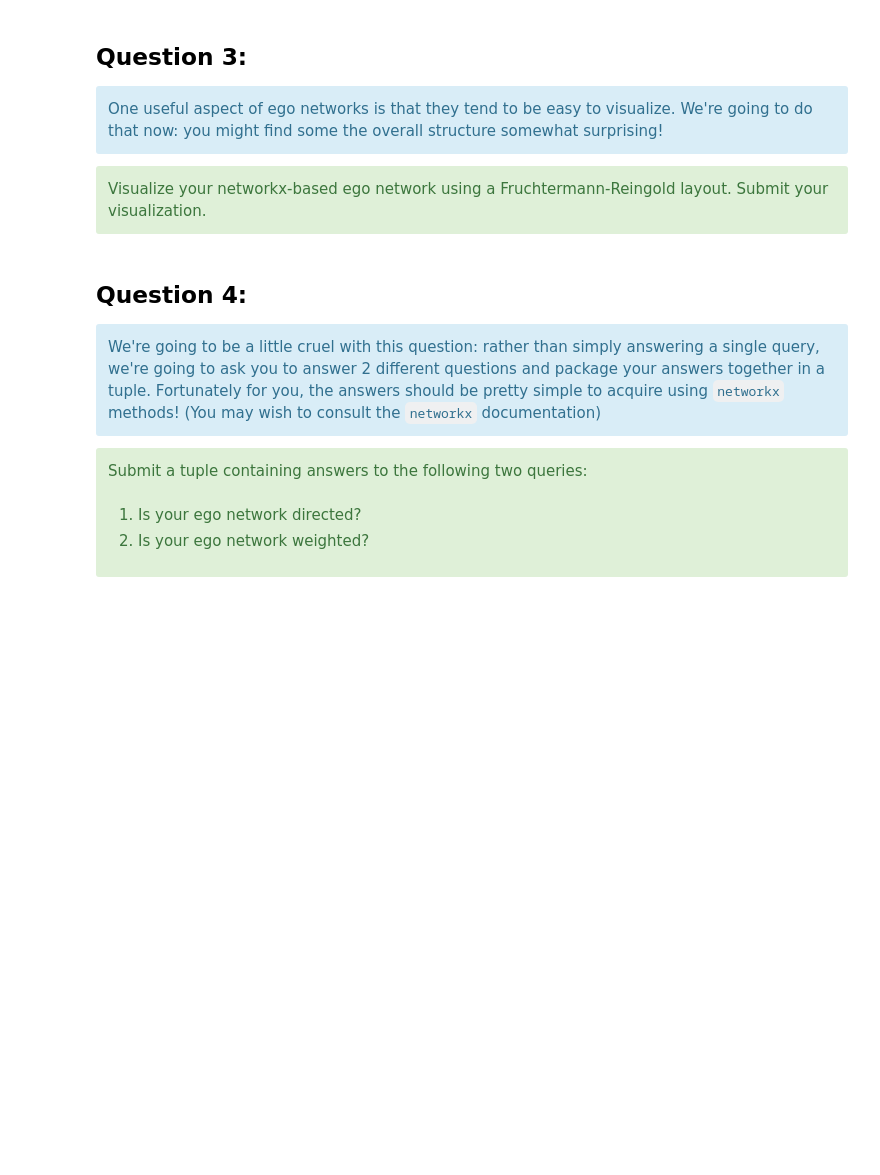
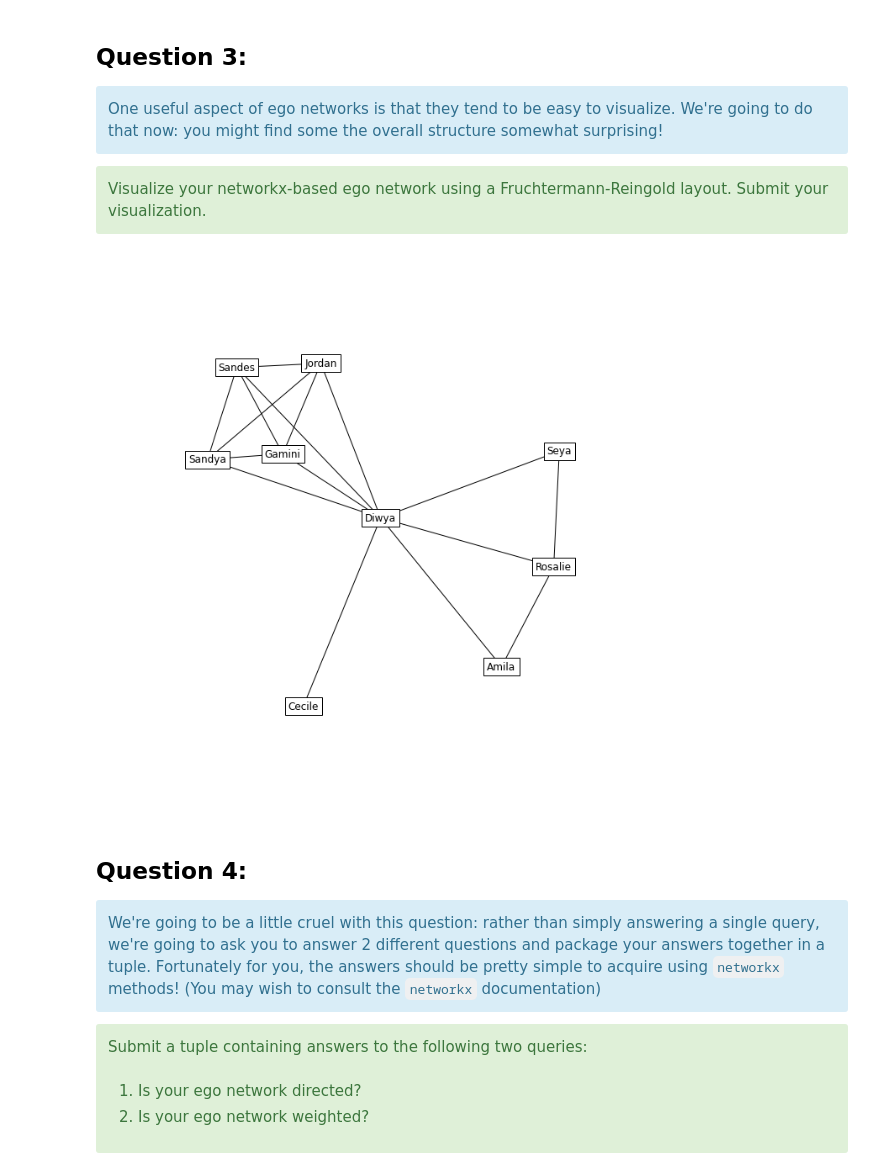
Before and after one commit to DiwyaDeSilva/dcss_modules, a Jupyter notebook: MODULE08/MODULE08_UNDERGRADUATE.ipynb, the cells around one changed output. Cells and saved outputs as stored; diff of their text form; code cells hidden in the pictures; blank space fills up the shorter version.

```diff
--- a/MODULE08/MODULE08_UNDERGRADUATE.ipynb
+++ b/MODULE08/MODULE08_UNDERGRADUATE.ipynb
@@ -139,7 +142,7 @@ Use your python coding skills to convert your ego network dictionary into a netw
 #_02
 
 # Convert your ego network into networkx format
-nx_ego = nx.convert._____(_____)
+nx_ego = nx.convert.to_networkx_graph(my_ego_net)
 
 # Store the result in the assignment variable
 _02 = nx_ego # do not change this variable name
@@ -154,29 +157,31 @@ Visualize your networkx-based ego network using a Fruchtermann-Reingold layout.
 # %%
 #_03
 
 # Choose the layout for your ego network
-pos = nx._____(_____, seed=42)
+pos = nx.fruchterman_reingold_layout(nx_ego, seed=42)
 
 fig, ax = plt.subplots(figsize=(12, 12))
 
 nx.draw_networkx_labels(
-    _____,
+    nx_ego,
     pos,
     ax=ax,
     bbox = {"ec": "k", "fc":"white"}
 )
 
 nx.draw(
-    _____,
+    nx_ego,
     pos,
     ax=ax,
     node_color="white",
 )
 
 ax.margins(0.3)
 
 # Store the result in the assignment variable
 _03 = fig # do not change this variable name
+# %% [output]
+[figure, added]
 # %% [markdown]
 ## Question 4:
 <div class="alert alert-block alert-info">
```
Also changed, not shown: parts of 12 cells of this notebook, 1 other file.
